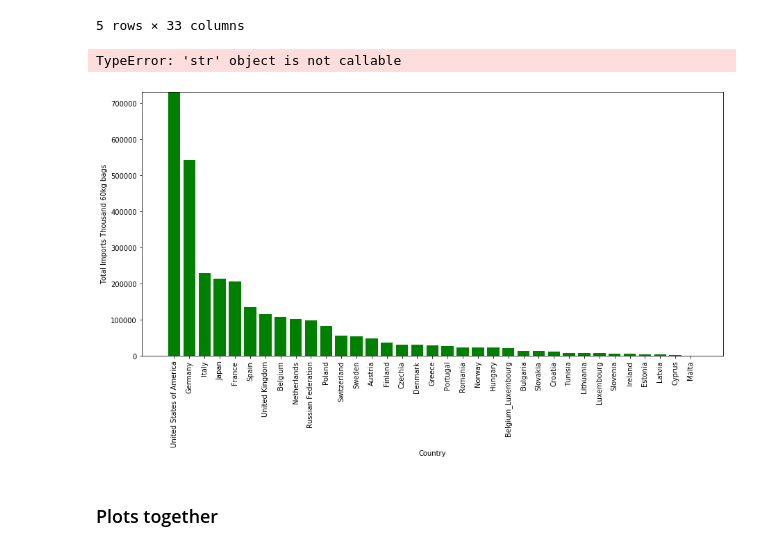
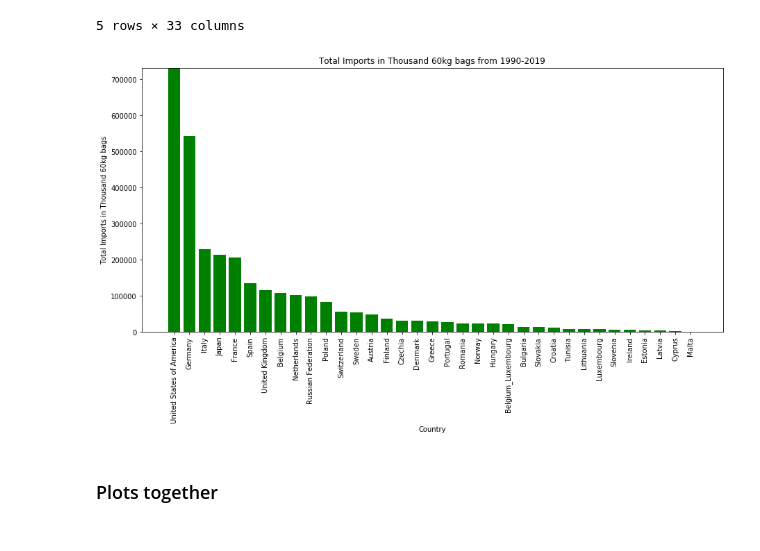
Before and after one commit to SandraBotica/Project-3, a Jupyter notebook: coffee_data.ipynb, the cells around one changed output. Saved outputs shown, nothing was run; the diff lists cells and outputs as text; code cells hidden in the pictures.

```diff
--- a/coffee_data.ipynb
+++ b/coffee_data.ipynb
@@ -127,21 +127,20 @@ total_imports_df_sorted.head()
 # %%
 x_axis = total_imports_df_sorted["Country"]
 y_axis = total_imports_df_sorted["Total imports 1990-2019"]
 plt.figure(figsize=(15,7))
 plt.bar(x_axis, y_axis, color='green', align="center")
 tick_locations = [value for value in x_axis]
 plt.xticks(tick_locations, x_axis, rotation='vertical')
 # plt.xlim(-0.75, len(x_axis)-0.25)
 plt.ylim(0, max(y_axis)+1)
 plt.xlabel("Country")
-plt.ylabel("Total Imports Thousand 60kg bags")
-plt.title("Total Imports Thousand 60kg bags 1990-2019")
+plt.ylabel("Total Imports in Thousand 60kg bags")
+plt.title("Total Imports in Thousand 60kg bags from 1990-2019")
 plt.gcf
-# plt.savefig("Images/Fig1ImportsTotal.png", dpi=100)
+plt.savefig("Images/Fig1ImportsTotal.png", dpi=100)
 plt.show()
 # %% [output]
-TypeError: 'str' object is not callable
-[figure, old version]
+[figure, new version]
 # %% [markdown]
 ### Plots together
 # %%
```
Also changed, not shown: parts of 8 cells of this notebook, 5 other files.
